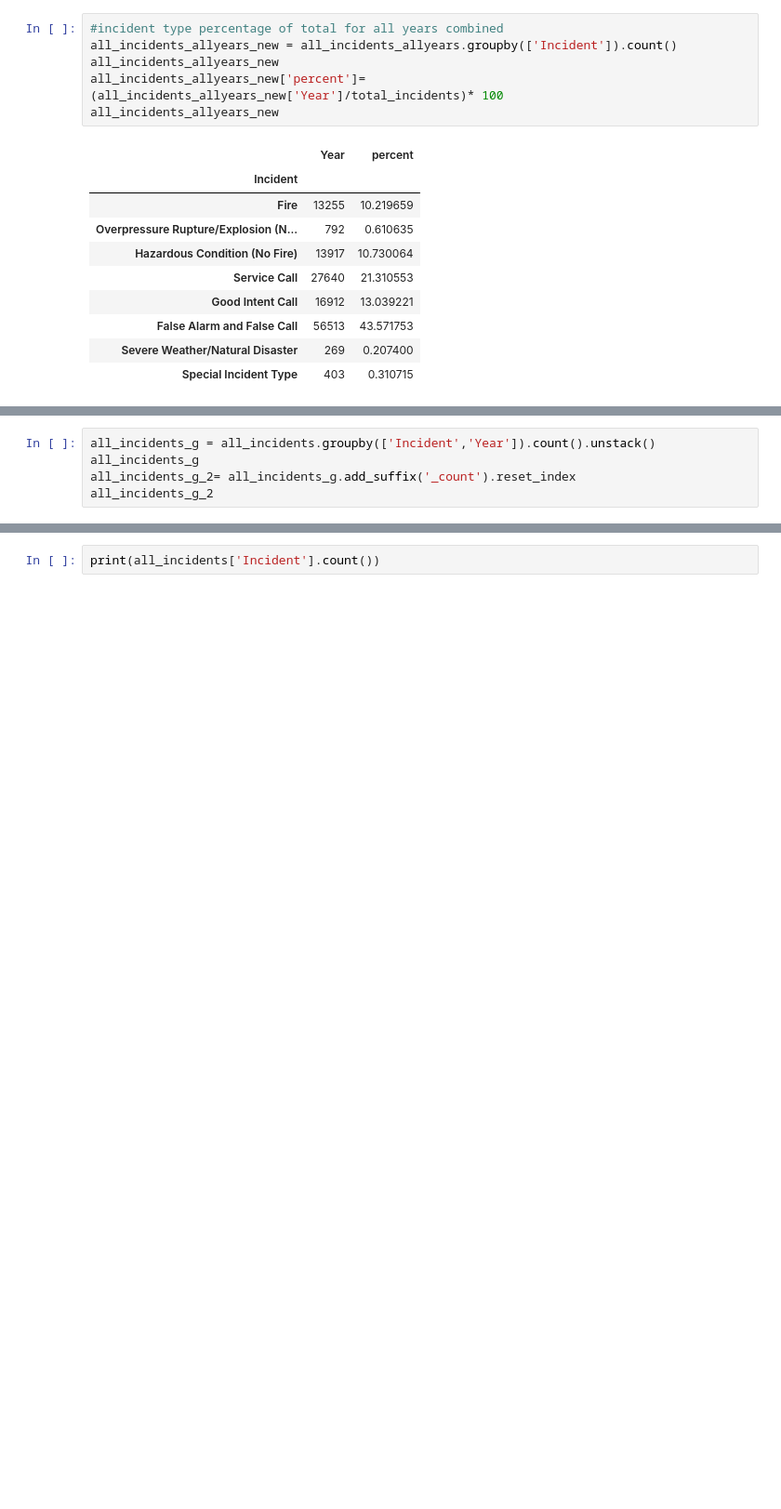
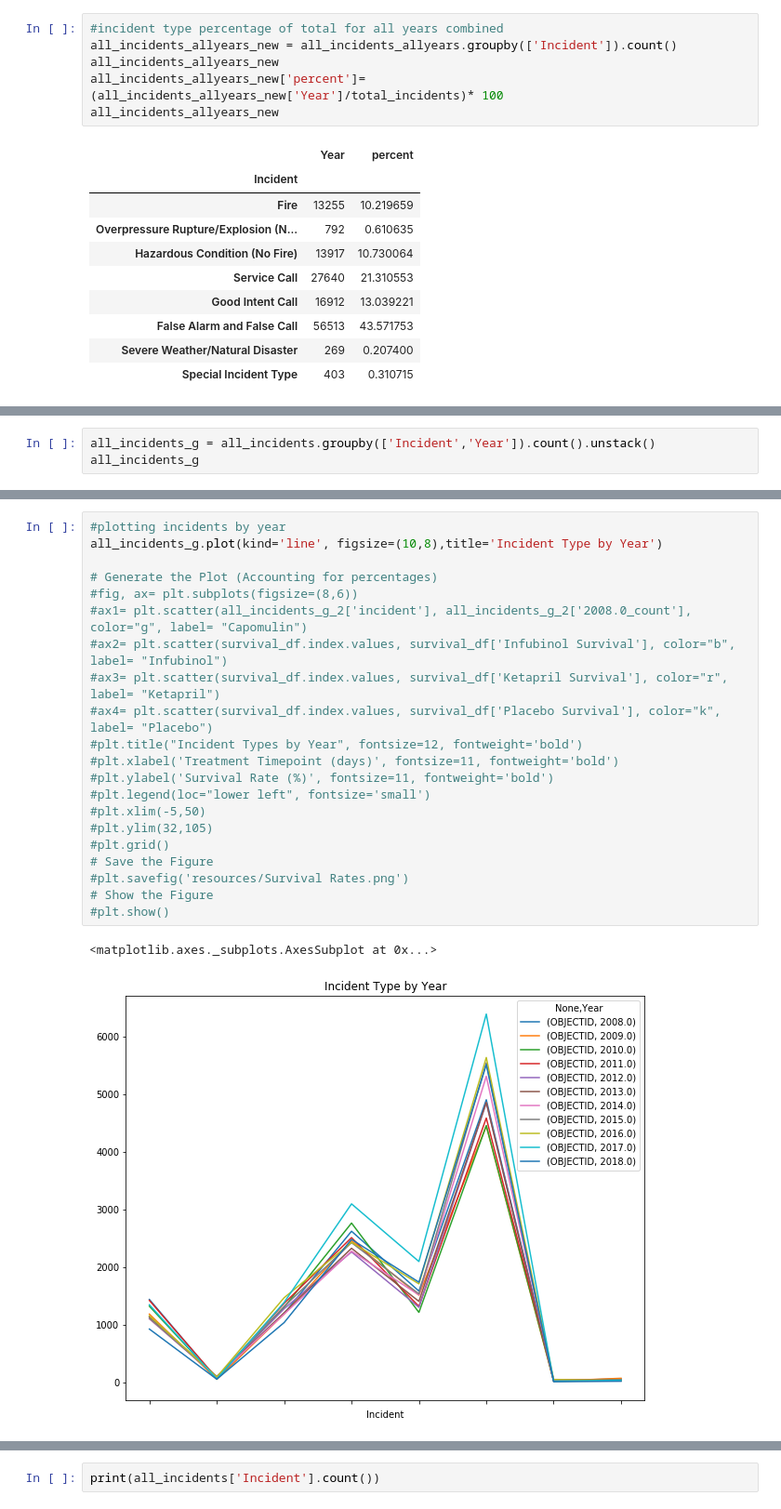
Before and after one commit to xjarodx/Project_1_Group_7, a Jupyter notebook: Fire_Data_Plotting_fixed_Jill.ipynb, the cells around one changed output, grey strips where cells are left out. Shown at 93% size. Cells and saved outputs as stored; diff of their text form; blank space fills up the shorter version.

```diff
--- a/Fire_Data_Plotting_fixed_Jill.ipynb
+++ b/Fire_Data_Plotting_fixed_Jill.ipynb
@@ -301,6 +313,4 @@ plt.savefig('./graphics/total_incidents_allyears.png')
 # %%
 all_incidents_g = all_incidents.groupby(['Incident','Year']).count().unstack()
 all_incidents_g
-all_incidents_g_2= all_incidents_g.add_suffix('_count').reset_index
-all_incidents_g_2
 # %% [output]
@@ -324,2 +328,26 @@ Special Incident Type                              16  >
+# %%
+#plotting incidents by year
+all_incidents_g.plot(kind='line', figsize=(10,8),title='Incident Type by Year')
+
+# Generate the Plot (Accounting for percentages)
+#fig, ax= plt.subplots(figsize=(8,6))
+#ax1= plt.scatter(all_incidents_g_2['incident'], all_incidents_g_2['2008.0_count'], color="g", label= "Capomulin")
+#ax2= plt.scatter(survival_df.index.values, survival_df['Infubinol Survival'], color="b", label= "Infubinol")
+#ax3= plt.scatter(survival_df.index.values, survival_df['Ketapril Survival'], color="r", label= "Ketapril")
+#ax4= plt.scatter(survival_df.index.values, survival_df['Placebo Survival'], color="k", label= "Placebo")
+#plt.title("Incident Types by Year", fontsize=12, fontweight='bold')
+#plt.xlabel('Treatment Timepoint (days)', fontsize=11, fontweight='bold')
+#plt.ylabel('Survival Rate (%)', fontsize=11, fontweight='bold')
+#plt.legend(loc="lower left", fontsize='small')
+#plt.xlim(-5,50)
+#plt.ylim(32,105)
+#plt.grid()
+# Save the Figure
+#plt.savefig('resources/Survival Rates.png')
+# Show the Figure
+#plt.show()
+# %% [output]
+<matplotlib.axes._subplots.AxesSubplot at 0x...>
+[figure, added]
 # %%
 #trying to pivot data
```
Also changed, not shown: parts of 5 cells of this notebook, 1 other file.
